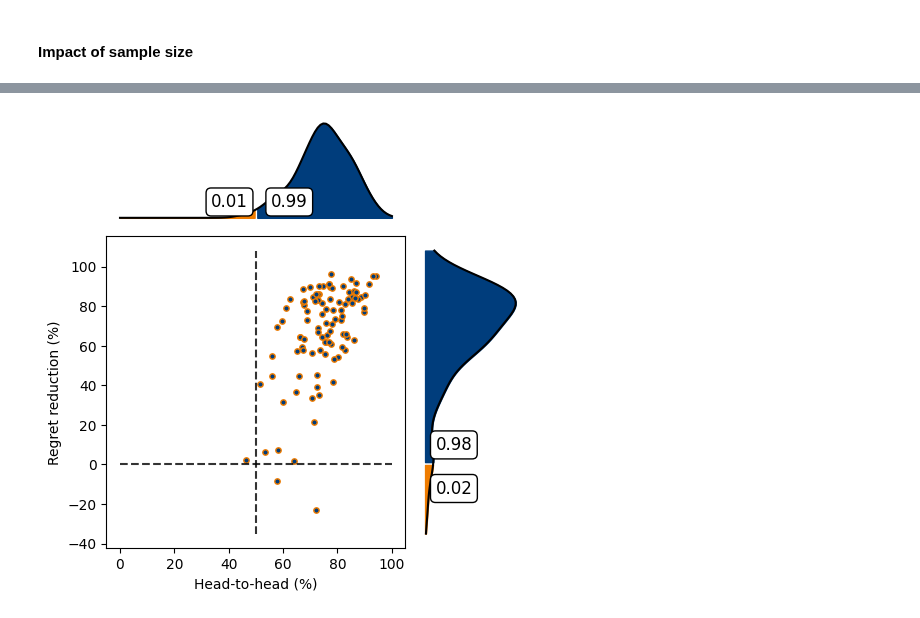
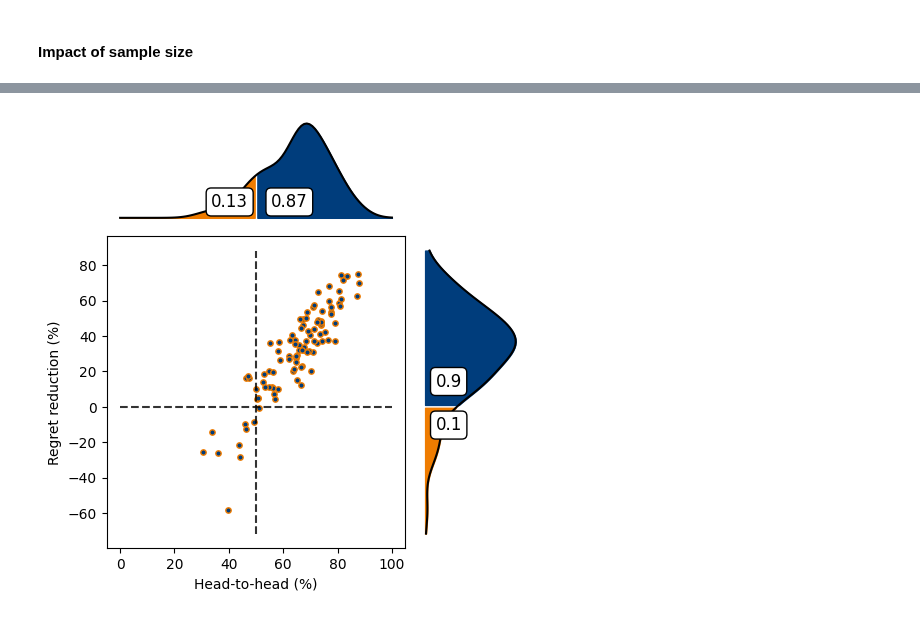
Before and after one commit to xunzhang-sjtu/Decision_Driven_Regularization, a Jupyter notebook: JOC_R1/Shortest_Path_Reproduce/Test_SPO_Performance_Under_High_Mis.ipynb, the cells around one changed output, grey strips where cells are left out. Drawn from its saved outputs; the diff is of its cells as text; code cells hidden in the pictures.

Commit message:
update for shortest path baseline

```diff
--- a/JOC_R1/Shortest_Path_Reproduce/Test_SPO_Performance_Under_High_Mis.ipynb
+++ b/JOC_R1/Shortest_Path_Reproduce/Test_SPO_Performance_Under_High_Mis.ipynb
@@ -255,0 +263,24 @@ import Figure_H2H_Regret
+# %%
+h2h_ddr_vs_ols_ante = {}; cost_rd_ddr_vs_ols_ante = {}; regret_rd_ddr_vs_ols_ante = {}
+h2h_ddr_vs_spo_ante = {}; cost_rd_ddr_vs_spo_ante = {}; regret_rd_ddr_vs_spo_ante = {}
+
+for deg in deg_all:
+    mis = deg # model misspecification
+    DataPath = DataPath_Parent + f"data_size={num_train}_deg={deg}_e={e}_p={p}_num_test={num_test}"+"_x_dist="+x_dist+"_e_dist="+e_dist+"/"
+    print("DataPath:", DataPath)
+
+    cost_Oracle_Post_all,cost_Oracle_Ante_all,cost_OLS_Post_all,cost_OLS_Ante_all,cost_DDR_Post_all,cost_DDR_Ante_all = Data_LSM.load_cost_data(DataPath)
+
+    with open(DataPath+'cost_spo+_Ante_all.pkl', "rb") as tf:
+        cost_SPO_Ante_all = pickle.load(tf)
+    for mu in mu_all:
+        for lamb in lamb_all:
+            h2h_ddr_vs_ols_ante[deg,mu,lamb],regret_rd_ddr_vs_ols_ante[deg,mu,lamb] \
+                = h2h_regret_eva.calculate_DDR_vs_Others_h2h_regret(mu,lamb,iteration_all,\
+                                                                    cost_DDR_Ante_all,cost_OLS_Ante_all,cost_Oracle_Ante_all)
+
+            h2h_ddr_vs_spo_ante[deg,mu,lamb],regret_rd_ddr_vs_spo_ante[deg,mu,lamb] \
+                = h2h_regret_eva.calculate_DDR_vs_Others_h2h_regret(mu,lamb,iteration_all,\
+                                                                    cost_DDR_Ante_all,cost_SPO_Ante_all,cost_Oracle_Ante_all)
+
+    print("deg = ",deg)
@@ -256,10 +298,10 @@ import Figure_H2H_Regret
 # %%
-num_train = num_train_all[0]
+deg = deg_all[0]
 mu = 0.75
 lamb = 0.8
-file_name = Result_dir + 'DDR_vs_DDR_mu='+str(mu)+"_lamb="+str(lamb)+"_ante_N="+str(num_train)
-all_x = h2h_DDR_vs_SPO_N_ante_Dict[mu,lamb,num_train] * 100
-all_y = regret_DDR_vs_SPO_N_ante_Dict[mu,lamb,num_train] * 100
+file_name = Result_dir + 'DDR_vs_SPO_mu='+str(mu)+"_lamb="+str(lamb)+"_ante_N="+str(num_train)
+all_x = h2h_ddr_vs_spo_ante[deg,mu,lamb] * 100
+all_y = regret_rd_ddr_vs_spo_ante[deg,mu,lamb] * 100
 Figure_H2H_Regret.figure_plot_upright(all_x, all_y, file_name, size = (5, 5), move = [-0.07, 0.07, 0.35, 0.55], ysame = 0, yrange = [6,6], sublabel = '', ypio = 0)
 # %% [output]
-[figure, old version]
+[figure, new version]
```
Also changed, not shown: parts of 4 cells of this notebook, 6 other files.
